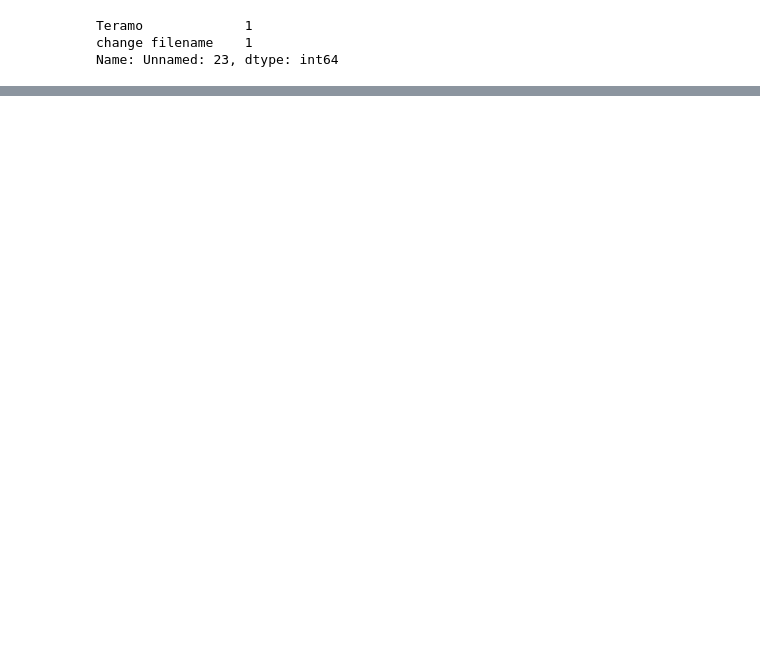
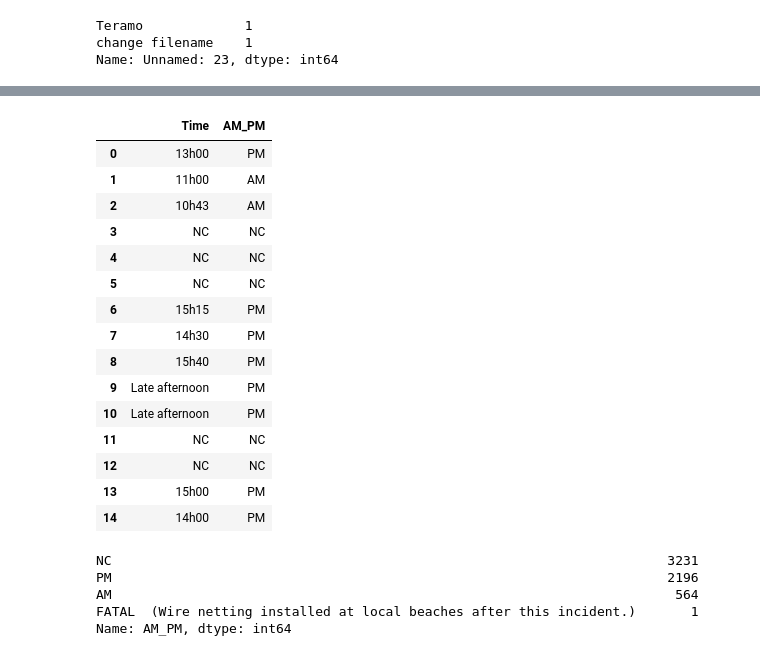
Before and after one commit to sandrineh/data-labs, a Jupyter notebook: module-1/pandas-project/your-code/Main.ipynb, the cells around one changed output, grey strips where cells are left out. Cells and saved outputs as stored; diff of their text form; code cells hidden in the pictures; blank space fills up the shorter version.

```diff
--- a/module-1/pandas-project/your-code/Main.ipynb
+++ b/module-1/pandas-project/your-code/Main.ipynb
@@ -477,0 +472,13 @@ test
+# %%
+#retour au travail sur la colonne "AM_PM"
+    #je remplace toutes les heures en info AM ou PM suivant le format
+pat9=(df['AM_PM'].str.contains(r'[0-1][0-2]h[0-5][0-9]'))
+pat10=(df['AM_PM'].str.contains(r'([1]?[2-9]|2[0-3])h[0-5][0-9]'))
+
+df['AM_PM'] = df['Time']
+mask1 = (pat9==True)
+df.loc[mask1, 'AM_PM'] = 'AM'
+# %%
+mask2 = (pat10==True)
+df.loc[mask2, 'AM_PM'] = 'PM'
+df['AM_PM'].value_counts()
@@ -486,23 +511,3 @@ df1 = df[['Sex','Age','Injury','Fatal (Y/N)','Time','Species','Investigator or S
 df1.loc[4776]
 #mais en fait c'est ok. Donc je ne corrige que la colonne "Fatal" pour cet index
 df.at[4776,'Fatal (Y/N)']="Y"
-# %%
-#df_time = df[['Time','AM_PM']]
-"""pat11 = df.loc[df['AM_PM'].str.contains('afternoon')]
-df['AM_PM'] =df['AM_PM'].replace([pat11], value ="PM")
-
-pat= r'Reported '
-pat1= r'[1-9]+-[1-9]+'
-pat2 = r'No date, Before *|^Before*|^No date,|No date -\d+'
-pat3 = r'No date -\d+'
-pat4 = r'No date,\sBefore\s\d+'
-
-df['Date'] =df['Date'].replace(regex =[pat,pat1,pat4], value ="No date")"""
-
-df[(df['col_name'].str.contains(r'afternoon')) & (df['col_name'].str.contains(r'Midnight'))]
-
-#pat11 = df.loc[df['Time'].str.contains(r'[^0-9][a-z]+')]
-#df_time['AM_PM'] =df_time['AM_PM'].replace(regex =[pat11], value ="test")
-#df.loc[df['Time'] == (r'[^0-9][a-z]+') , 'AM_PM'] = 'test'
-#df.loc[df['Time'] == "Late afternoon", 'AM_PM'] = 'PM'
-df.loc[df['AM_PM'].str.contains('PM')]
@@ -548,0 +514,35 @@ Nightfall
+# %%
+pat11 = r'^\s$|^\s\s$|^\s\s\s$|Before daybreak|"shortly PM|After 04h00|Daytime|500|830|2 hours after Opperman|--|FATAL\s\s(\w+.)+|30 minutes after 1992.07.08.a|Possibly same incident as 2000.08.21|Sometime between 06h00 & 08hoo|>08h00|>06h45|<07h30|10h30 or 13h30|10h00 or 14h00|X'
+pat12 = r'"Early evening"|Shortly after midnight|Nightfall|After midnight|A.M.|[A-Za-z]+\s[Aa]fterno*n|PM.|Midday.|"PM|"Night"|"After lunch"|Noon|[Aa]fterno*n|Lunchtime|Just before sundown|[Aa]fter\sno*n|Late night|[Mm]idnight|18h15-18h30|[Nn]ight+|[Ee]vening|evening+|"Evening"|[A-Za-z]+\s[Dd]usk|[Dd]usk|Dark|"After dark"|[Ss]unset|Midday|17h00 or 17h40|Just after 12h00|"shortly before dusk"'
+pat13 = r'P.M.|[A-Za-z]+\s[Mm]orning|Mid-morning|[Mm]orning|[Dd]awn|Just before dawn|[A-Za-z]+\s[Dd]awn|[Aa]fter\smidnight|Just before noon|"Just before 11h00"|Just AM|AM\s|Daybreak|2 hrs before PM|07h00 - 08h00|10h45-11h15|09h30 / 10h00|Prior to 10h37|11h00 / 11h30|09h00 - 09h30|09h00 -10h00|Before 07h00|10h00 -- 11h00|06h00 -- 07h00|Between 05h00 & 08h00|Between 06h00 & 07h20|10h00 / 11h00|03h45 / 04h00|08h00 / 09h30|Before 10h30|Between 11h00 & 12h00|After 04h00|11h01 -time of ship sinking|Ship aban-doned at 03h10'
+df['AM_PM'] =df['AM_PM'].replace(regex =[pat11], value ="NC")
+df['AM_PM'] =df['AM_PM'].replace(regex =[pat12], value ="PM")
+df['AM_PM'] =df['AM_PM'].replace(regex =[pat13], value ="AM")
+df.at[62,'AM_PM']='AM'
+# %%
+df[['Time','AM_PM']].head(15)
+# %% [output]
+|  | Time | AM_PM |
+| 0 | 13h00 | PM |
+| 1 | 11h00 | AM |
+| 2 | 10h43 | AM |
+| 3 | NC | NC |
+| 4 | NC | NC |
+| 5 | NC | NC |
+| 6 | 15h15 | PM |
+| 7 | 14h30 | PM |
+| 8 | 15h40 | PM |
+| 9 | Late afternoon | PM |
+| 10 | Late afternoon | PM |
+| 11 | NC | NC |
+| 12 | NC | NC |
+| 13 | 15h00 | PM |
+| 14 | 14h00 | PM |
+# %%
+df['AM_PM'].value_counts()
+# %% [output]
+NC                                                                       3231
+PM                                                                       2196
+AM                                                                        564
+FATAL  (Wire netting installed at local beaches after this incident.)       1
+Name: AM_PM, dtype: int64
```
Also changed, not shown: parts of 29 cells of this notebook, 1 other file.
